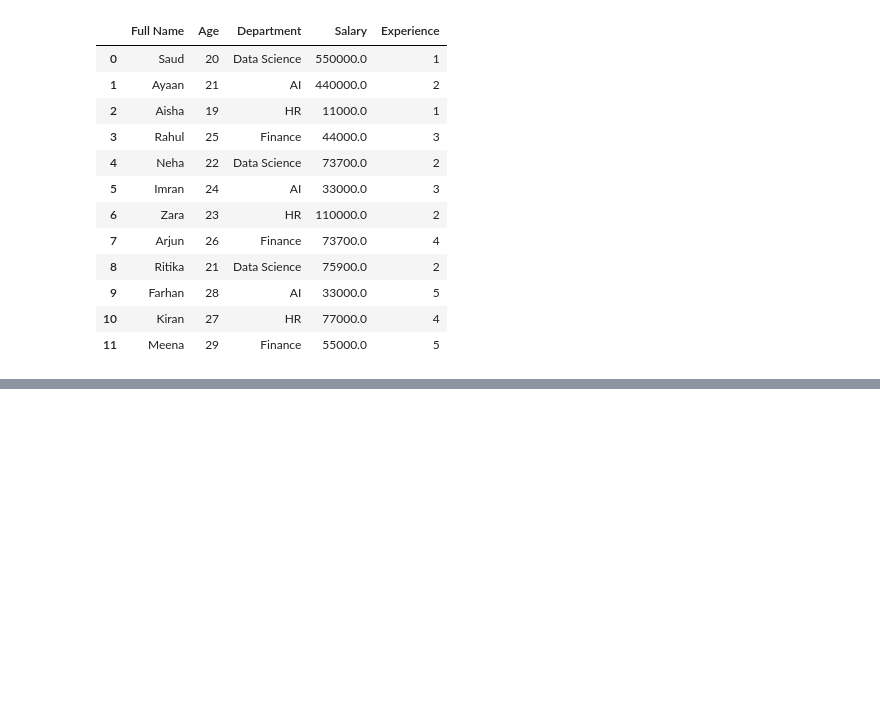
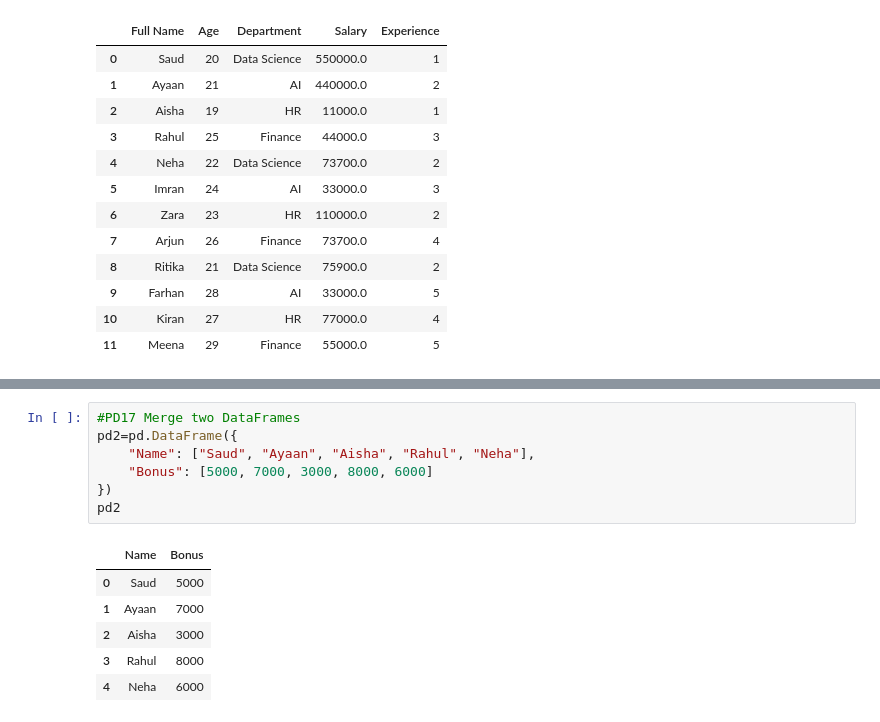
Before and after one commit to saudjabarali/pandas_grind, a Jupyter notebook: PandasPractice.ipynb, the cells around one changed output, grey strips where cells are left out. Saved outputs shown, nothing was run; the diff lists cells and outputs as text; blank space fills up the shorter version.

```diff
--- a/PandasPractice.ipynb
+++ b/PandasPractice.ipynb
@@ -436,0 +454,14 @@ df
+# %%
+#PD17 Merge two DataFrames
+pd2=pd.DataFrame({
+    "Name": ["Saud", "Ayaan", "Aisha", "Rahul", "Neha"],
+    "Bonus": [5000, 7000, 3000, 8000, 6000]
+})
+pd2
+# %% [output]
+|  | Name | Bonus |
+| 0 | Saud | 5000 |
+| 1 | Ayaan | 7000 |
+| 2 | Aisha | 3000 |
+| 3 | Rahul | 8000 |
+| 4 | Neha | 6000 |
```
Also changed, not shown: parts of 6 cells of this notebook.
